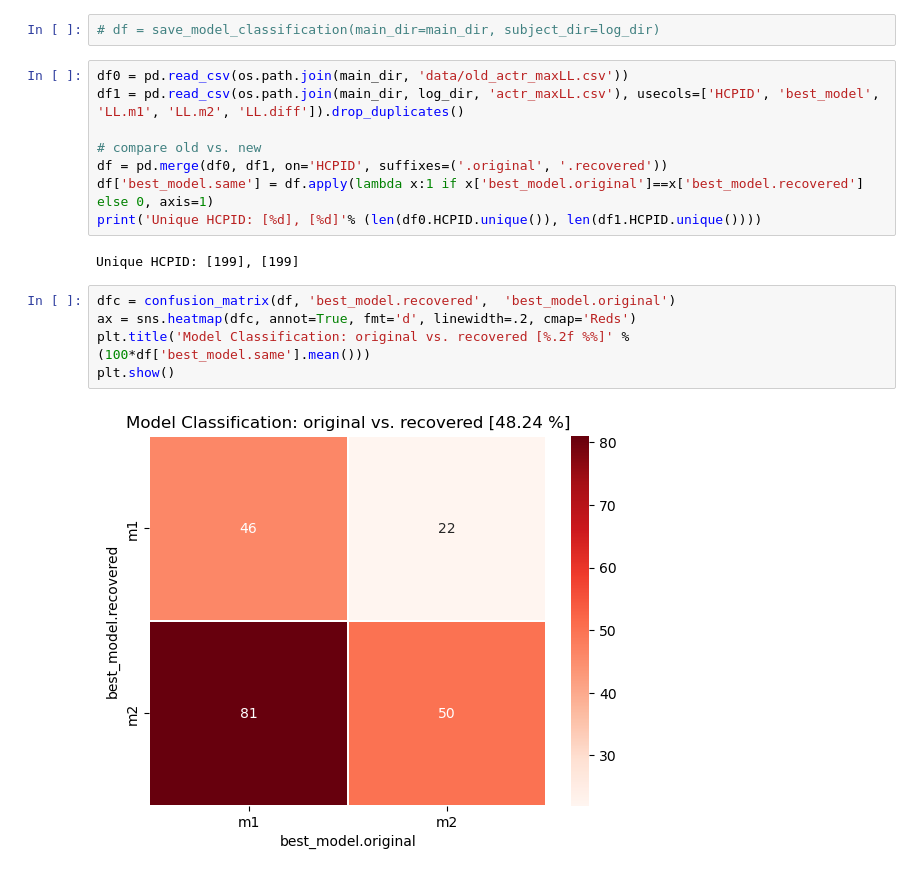
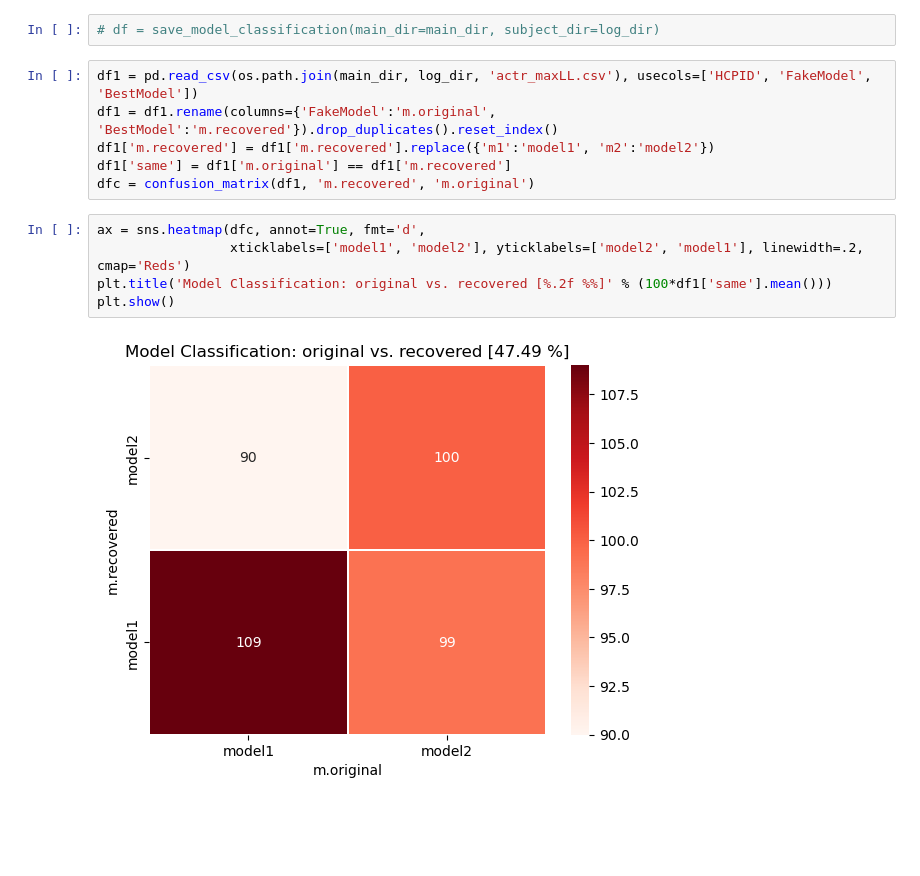
Before and after one commit to yangyuxue2333/RLvIBL-Re, a Jupyter notebook: analysis/analysis_param_recovery_best1.ipynb, the cells around one changed output. Cells and saved outputs as stored; diff of their text form; blank space fills up the shorter version.

Commit message:
upload data update model recovery analysis

```diff
--- a/analysis/analysis_param_recovery_best1.ipynb
+++ b/analysis/analysis_param_recovery_best1.ipynb
@@ -78,19 +83,15 @@ Compare original model classification and recovered model classification
 # %%
 # df = save_model_classification(main_dir=main_dir, subject_dir=log_dir)
 # %%
-df0 = pd.read_csv(os.path.join(main_dir, 'data/old_actr_maxLL.csv'))
-df1 = pd.read_csv(os.path.join(main_dir, log_dir, 'actr_maxLL.csv'), usecols=['HCPID', 'best_model', 'LL.m1', 'LL.m2', 'LL.diff']).drop_duplicates()
-
-# compare old vs. new
-df = pd.merge(df0, df1, on='HCPID', suffixes=('.original', '.recovered'))
-df['best_model.same'] = df.apply(lambda x:1 if x['best_model.original']==x['best_model.recovered'] else 0, axis=1)
-print('Unique HCPID: [%d], [%d]'% (len(df0.HCPID.unique()), len(df1.HCPID.unique())))
+df1 = pd.read_csv(os.path.join(main_dir, log_dir, 'actr_maxLL.csv'), usecols=['HCPID', 'FakeModel', 'BestModel'])
+df1 = df1.rename(columns={'FakeModel':'m.original', 'BestModel':'m.recovered'}).drop_duplicates().reset_index()
+df1['m.recovered'] = df1['m.recovered'].replace({'m1':'model1', 'm2':'model2'})
+df1['same'] = df1['m.original'] == df1['m.recovered']
+dfc = confusion_matrix(df1, 'm.recovered', 'm.original')
-# %% [output]
-Unique HCPID: [199], [199]
 # %%
-dfc = confusion_matrix(df, 'best_model.recovered',  'best_model.original')
-ax = sns.heatmap(dfc, annot=True, fmt='d', linewidth=.2, cmap='Reds')
-plt.title('Model Classification: original vs. recovered [%.2f %%]' % (100*df['best_model.same'].mean()))
+ax = sns.heatmap(dfc, annot=True, fmt='d',
+                 xticklabels=['model1', 'model2'], yticklabels=['model2', 'model1'], linewidth=.2, cmap='Reds')
+plt.title('Model Classification: original vs. recovered [%.2f %%]' % (100*df1['same'].mean()))
 plt.show()
 # %% [output]
-[figure, old version]
+[figure, new version]
```
Also changed, not shown: parts of 2 cells of this notebook, 4 other files.
